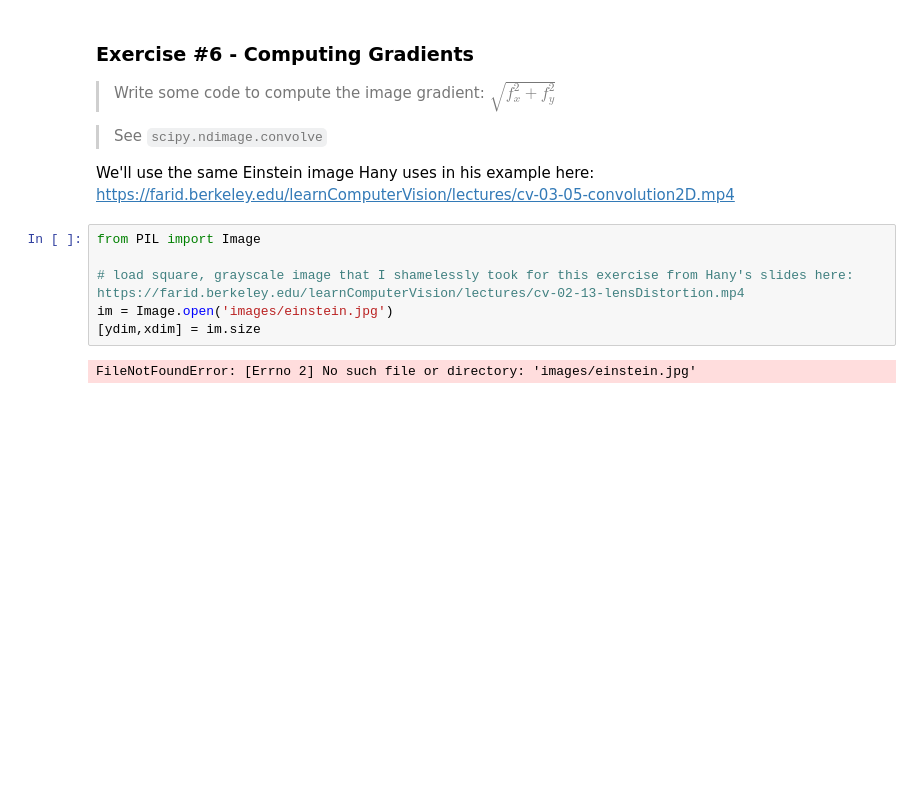
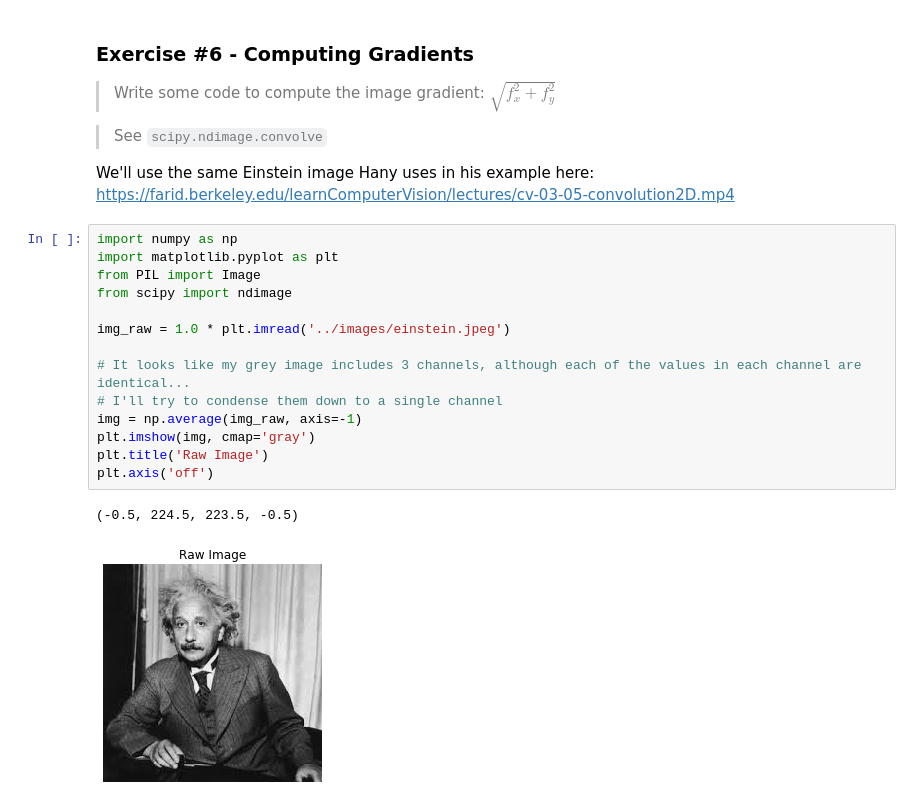
Before and after one commit to TifMoe/computer-vision-course, a Jupyter notebook: notebooks/2-image-filtering.ipynb, the cells around one changed output. Drawn from its saved outputs; the diff is of its cells as text; blank space fills up the shorter version.

Commit message:
finish exercise for edge detection

```diff
--- a/notebooks/2-image-filtering.ipynb
+++ b/notebooks/2-image-filtering.ipynb
@@ -152,11 +152,20 @@ $ \sqrt{f_x^2 + f_y^2} $
 > See `scipy.ndimage.convolve`
 
 We'll use the same Einstein image Hany uses in his example here: https://farid.berkeley.edu/learnComputerVision/lectures/cv-03-05-convolution2D.mp4
-# %%
-from PIL import Image
-
-# load square, grayscale image that I shamelessly took for this exercise from Hany's slides here: https://farid.berkeley.edu/learnComputerVision/lectures/cv-02-13-lensDistortion.mp4
-im = Image.open('images/einstein.jpg')
-[ydim,xdim] = im.size
-# %% [output]
-FileNotFoundError: [Errno 2] No such file or directory: 'images/einstein.jpg'
+# %%
+import numpy as np
+import matplotlib.pyplot as plt
+from PIL import Image
+from scipy import ndimage
+
+img_raw = 1.0 * plt.imread('../images/einstein.jpeg')
+
+# It looks like my grey image includes 3 channels, although each of the values in each channel are identical...
+# I'll try to condense them down to a single channel
+img = np.average(img_raw, axis=-1)
+plt.imshow(img, cmap='gray')
+plt.title('Raw Image')
+plt.axis('off')
+# %% [output]
+(-0.5, 224.5, 223.5, -0.5)
+[figure, added]
```
Also changed, not shown: parts of 3 cells of this notebook, 1 other file.
